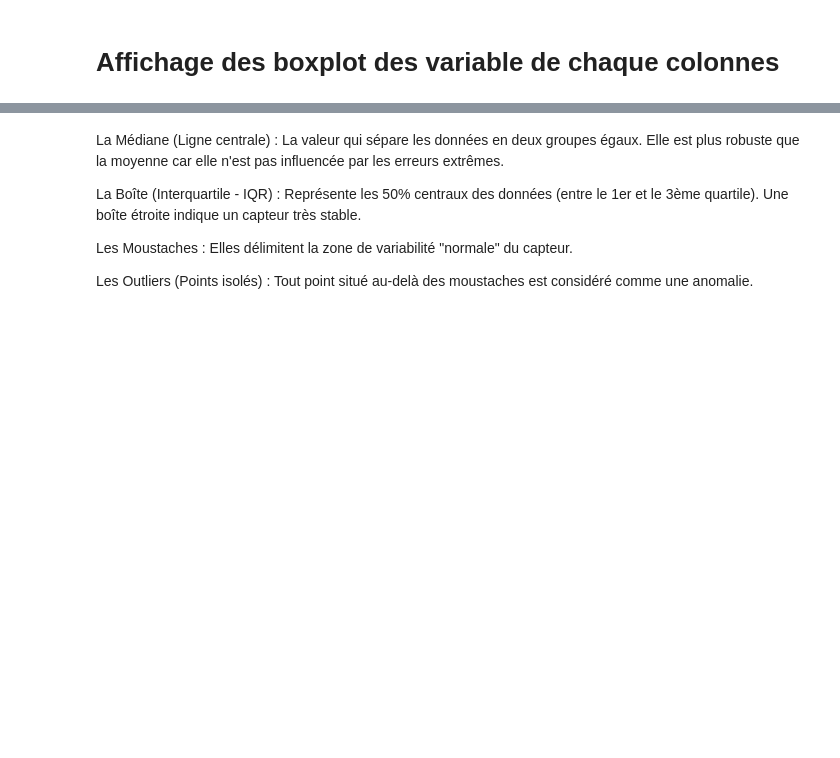
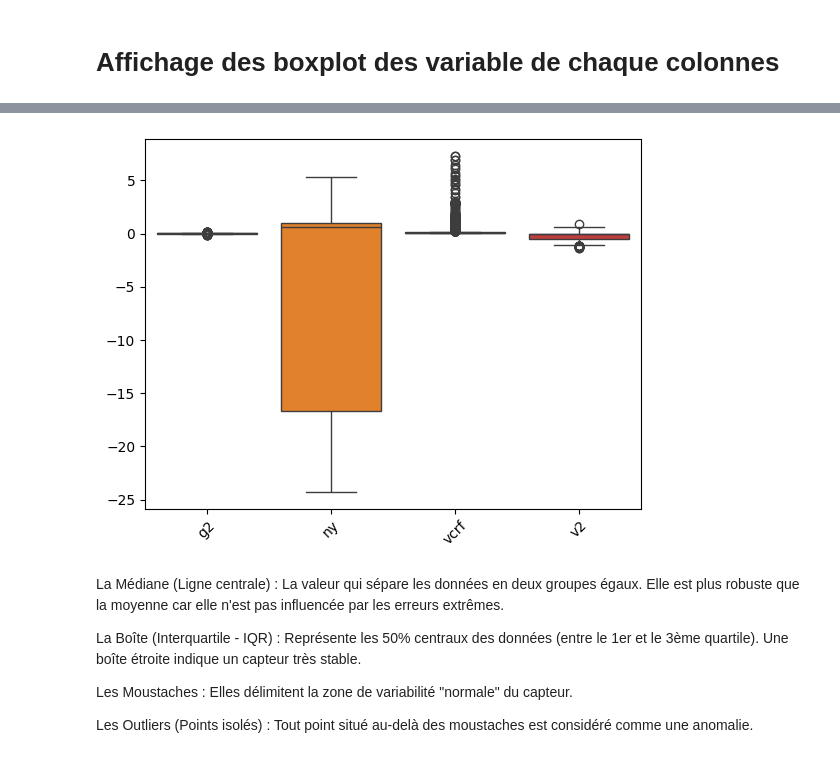
Before and after one commit to lukasfauli/Projet-recheche-INSA-anomaly-detection-librairy, a Jupyter notebook: studies_stats/work01-data_exploration/anl01p2-visualisation.ipynb, the cells around one changed output, grey strips where cells are left out. Drawn from its saved outputs; the diff is of its cells as text; code cells hidden in the pictures; blank space fills up the shorter version.

```diff
--- a/studies_stats/work01-data_exploration/anl01p2-visualisation.ipynb
+++ b/studies_stats/work01-data_exploration/anl01p2-visualisation.ipynb
@@ -101,3 +93,7 @@ for i in df.columns[1:-1] :
+# %%
+visualisation.boxplot(df,df.columns[12:16], message=False, rotation=45)
+# %% [output]
+[figure, added]
 # %% [markdown]
 La Médiane (Ligne centrale) : La valeur qui sépare les données en deux groupes égaux. Elle est plus robuste que la moyenne car elle n'est pas influencée par les erreurs extrêmes.
 
```
Also changed, not shown: parts of 5 cells of this notebook, 1 other file.
